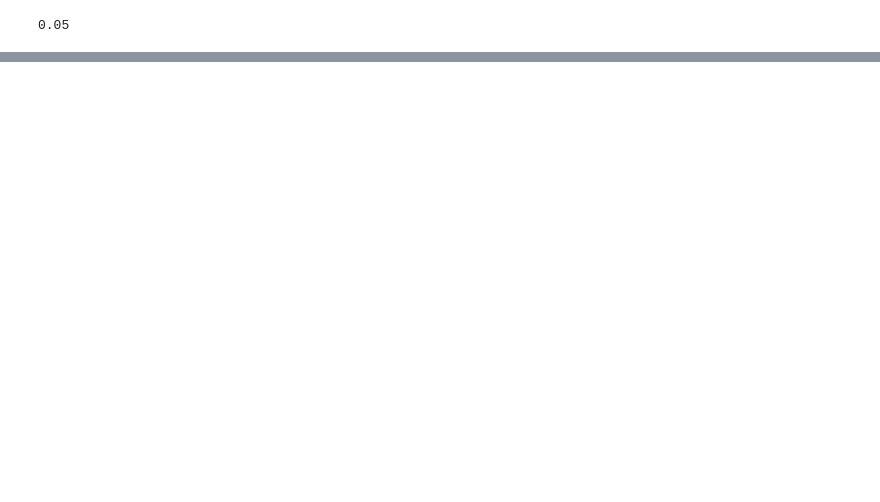
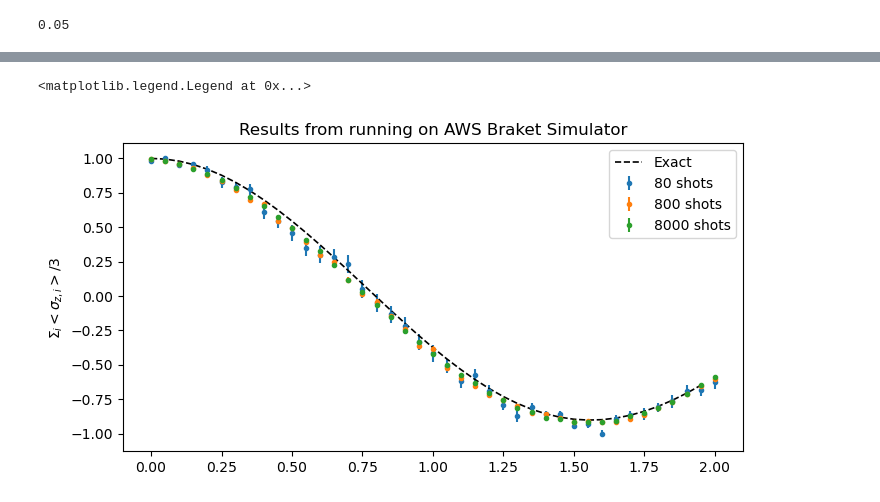
Before and after one commit to gadamc/uw_qx_pvqd_qhack2023, a Jupyter notebook: plots_for_writeup.ipynb, the cells around one changed output, grey strips where cells are left out. Saved outputs shown, nothing was run; the diff lists cells and outputs as text; code cells hidden in the pictures; blank space fills up the shorter version.

```diff
--- a/plots_for_writeup.ipynb
+++ b/plots_for_writeup.ipynb
@@ -237,0 +290,15 @@ plt.savefig('sigma_z_ibm_nairobi.png')
+# %%
+fig, ax = plt.subplots(figsize=(8,4))
+
+for s, results in observable_results.items():
+    sum_sig_x, sum_sig_z, sum_sig_x_std, sum_sig_z_std = get_total_mag(results, s)
+    ax.errorbar(results['time'],sum_sig_z/3, sum_sig_z_std/3, fmt = '.', label=f'{s} shots')
+    ax.set_ylabel('$\Sigma_i <\sigma_{z,i}>/3$')
+
+exact = json.load(open('exact_solutions.dat'))
+ax.plot(exact['times'][:40],exact['Sz'][:40],label ="Exact",linestyle='dashed',linewidth=1.2,color='black')
+ax.set_title(title)
+ax.legend()
+# %% [output]
+<matplotlib.legend.Legend at 0x...>
+[figure, added]
```
Also changed, not shown: parts of 39 cells of this notebook, 28 other files.
